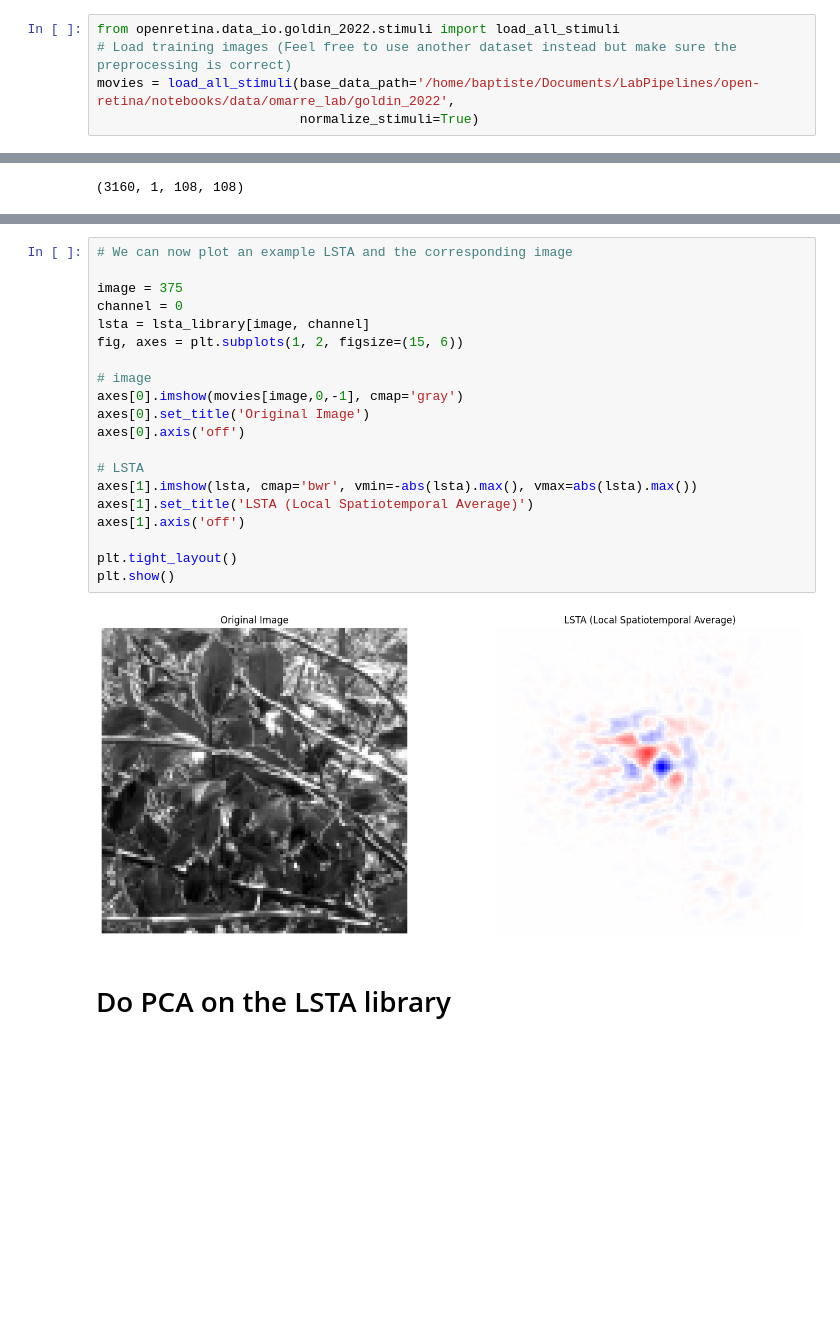
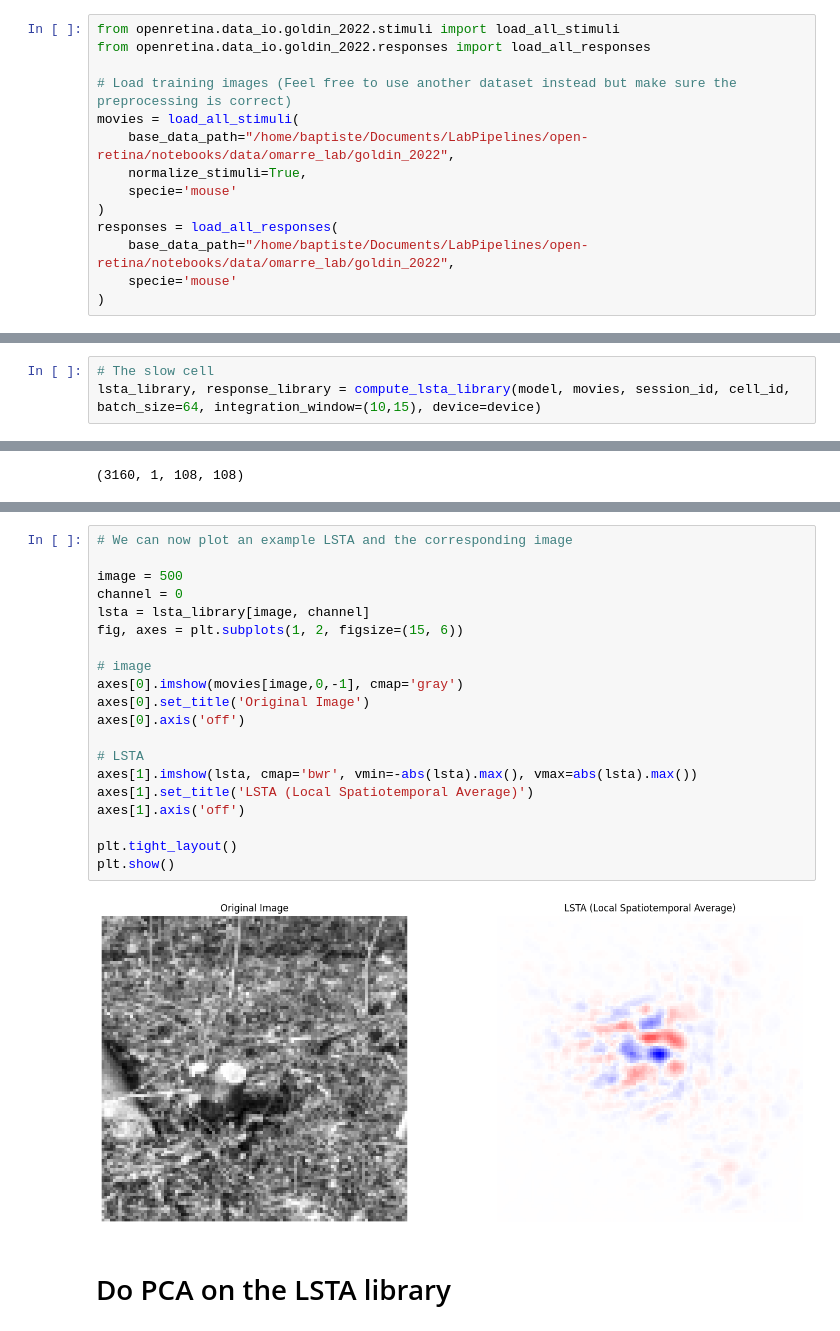
Before and after one commit to open-retina/open-retina, a Jupyter notebook: notebooks/vector_field_analysis_goldin_2022.ipynb, the cells around one changed output, grey strips where cells are left out. Saved outputs shown, nothing was run; the diff lists cells and outputs as text; blank space fills up the shorter version.

```diff
--- a/notebooks/vector_field_analysis_goldin_2022.ipynb
+++ b/notebooks/vector_field_analysis_goldin_2022.ipynb
@@ -52,8 +55,17 @@ Number of neurons: 41
 # Load natural images
 # %%
 from openretina.data_io.goldin_2022.stimuli import load_all_stimuli
+from openretina.data_io.goldin_2022.responses import load_all_responses
+
 # Load training images (Feel free to use another dataset instead but make sure the preprocessing is correct)
-movies = load_all_stimuli(base_data_path='/home/baptiste/Documents/LabPipelines/open-retina/notebooks/data/omarre_lab/goldin_2022',
-                          normalize_stimuli=True)
+movies = load_all_stimuli(
+    base_data_path="/home/baptiste/Documents/LabPipelines/open-retina/notebooks/data/omarre_lab/goldin_2022",
+    normalize_stimuli=True,
+    specie='mouse'
+)
+responses = load_all_responses(
+    base_data_path="/home/baptiste/Documents/LabPipelines/open-retina/notebooks/data/omarre_lab/goldin_2022",
+    specie='mouse'
+)
 # %% [output]
 dict_keys(['mouse-session-1_structured_data'])
@@ -103,3 +182,6 @@ lsta_library, response_library = compute_lsta_library(model, movies, session_id,
+# %%
+# The slow cell
+lsta_library, response_library = compute_lsta_library(model, movies, session_id, cell_id, batch_size=64, integration_window=(10,15), device=device)
 # %%
 # We can check some sample responses, making sure the integrity of the response profile is predicted and we did not cut it too short.
 
@@ -127,25 +209,25 @@ np.float32(5.685153e-07)
 # %%
 # We can now plot an example LSTA and the corresponding image
 
-image = 375
+image = 500
 channel = 0
 lsta = lsta_library[image, channel]
 fig, axes = plt.subplots(1, 2, figsize=(15, 6))
 
 # image
 axes[0].imshow(movies[image,0,-1], cmap='gray')
 axes[0].set_title('Original Image')
 axes[0].axis('off')
 
 # LSTA
 axes[1].imshow(lsta, cmap='bwr', vmin=-abs(lsta).max(), vmax=abs(lsta).max())
 axes[1].set_title('LSTA (Local Spatiotemporal Average)')
 axes[1].axis('off')
 
 plt.tight_layout()
 plt.show()
 # %% [output]
-[figure, old version]
+[figure, new version]
 # %% [markdown]
 # Do PCA on the LSTA library
 # %%
```
Also changed, not shown: parts of 18 cells of this notebook, 3 other files.
